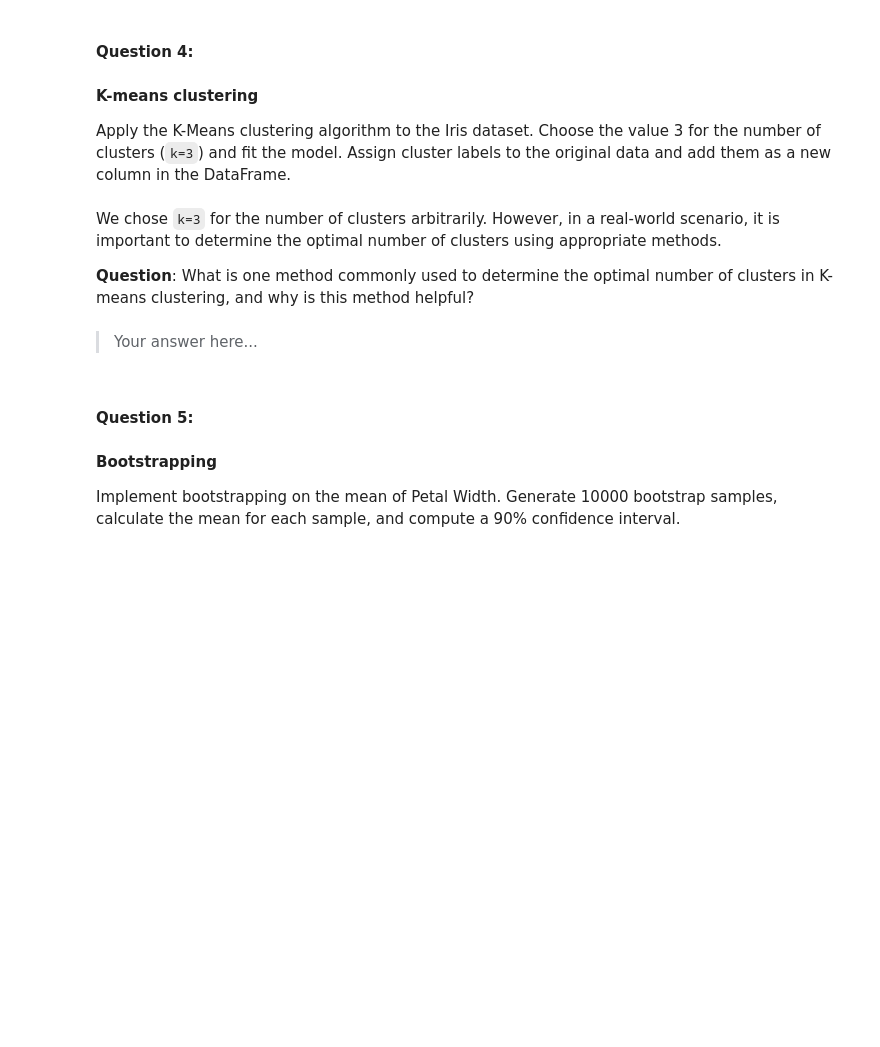
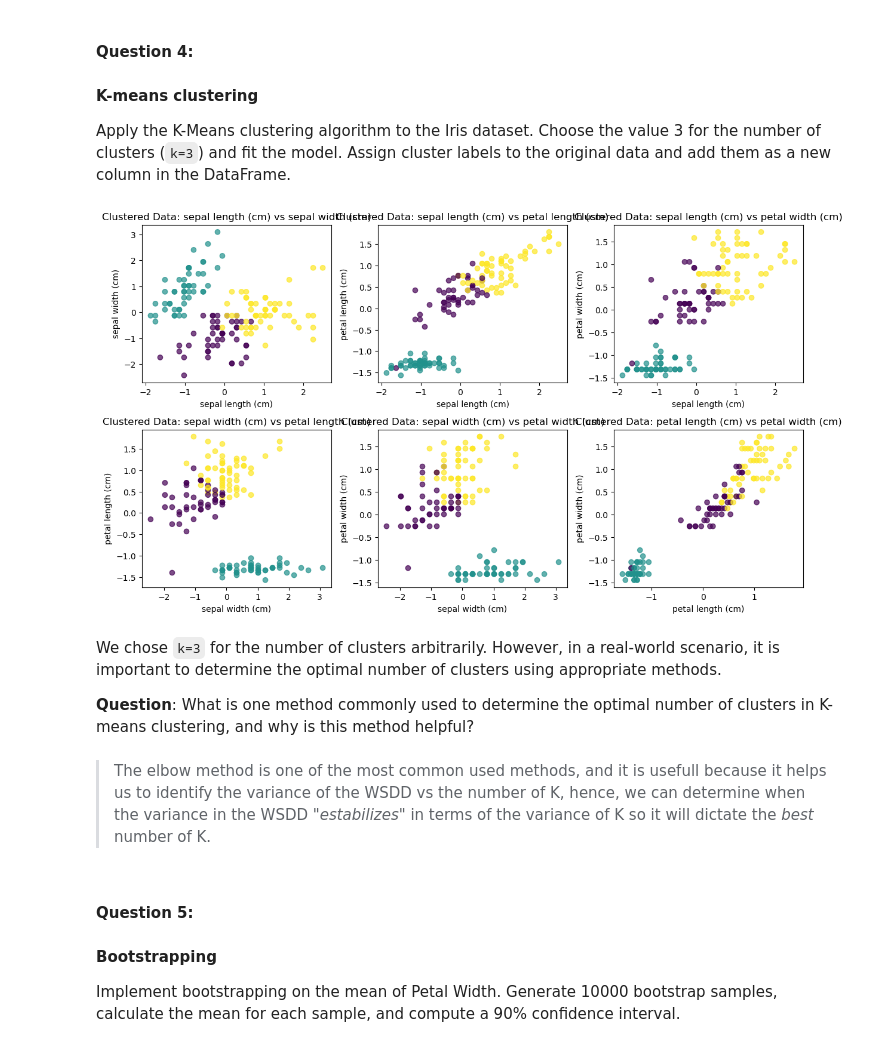
Before and after one commit to UofT-DSI/applying_statistical_concepts, a Jupyter notebook: 02_activities/assignments/assignment_3.ipynb, the cells around one changed output. Saved outputs shown, nothing was run; the diff lists cells and outputs as text; code cells hidden in the pictures; blank space fills up the shorter version.

```diff
--- a/02_activities/assignments/assignment_3.ipynb
+++ b/02_activities/assignments/assignment_3.ipynb
@@ -125,19 +162,21 @@ Why is it important to standardize the features of a dataset before applying clu
 
 Apply the K-Means clustering algorithm to the Iris dataset. Choose the value 3 for the number of clusters (`k=3`) and fit the model. Assign cluster labels to the original data and add them as a new column in the DataFrame.
 # %%
-# Your answer...
-
-clustered_iris_data = 🤷‍♂️
-
+# Performing K-Means
+kmeans = KMeans(n_clusters=3).fit(scaled_iris_df)
+clustered_iris_data = scaled_iris_df.copy()
+clustered_iris_data['Cluster'] = kmeans.labels_
 
 # Use the helper function to plot scatter plots, colored by cluster labels
 plot_feature_pairs(clustered_iris_data, feature_names, color_labels=clustered_iris_data['Cluster'], title_prefix='Clustered Data: ')
+# %% [output]
+[figure, added]
 # %% [markdown]
 We chose `k=3` for the number of clusters arbitrarily. However, in a real-world scenario, it is important to determine the optimal number of clusters using appropriate methods.
 
 **Question**: What is one method commonly used to determine the optimal number of clusters in K-means clustering, and why is this method helpful?
 # %% [markdown]
-> Your answer here...
+> The elbow method is one of the most common used methods, and it is usefull because it helps us to identify the variance of the WSDD vs the number of K, hence, we can determine when the variance in the WSDD _"estabilizes"_ in terms of the variance of K so it will dictate the _best_ number of K.
 # %% [markdown]
 #### **Question 5:**
 #### Bootstrapping
```
Also changed, not shown: parts of 9 cells of this notebook.
